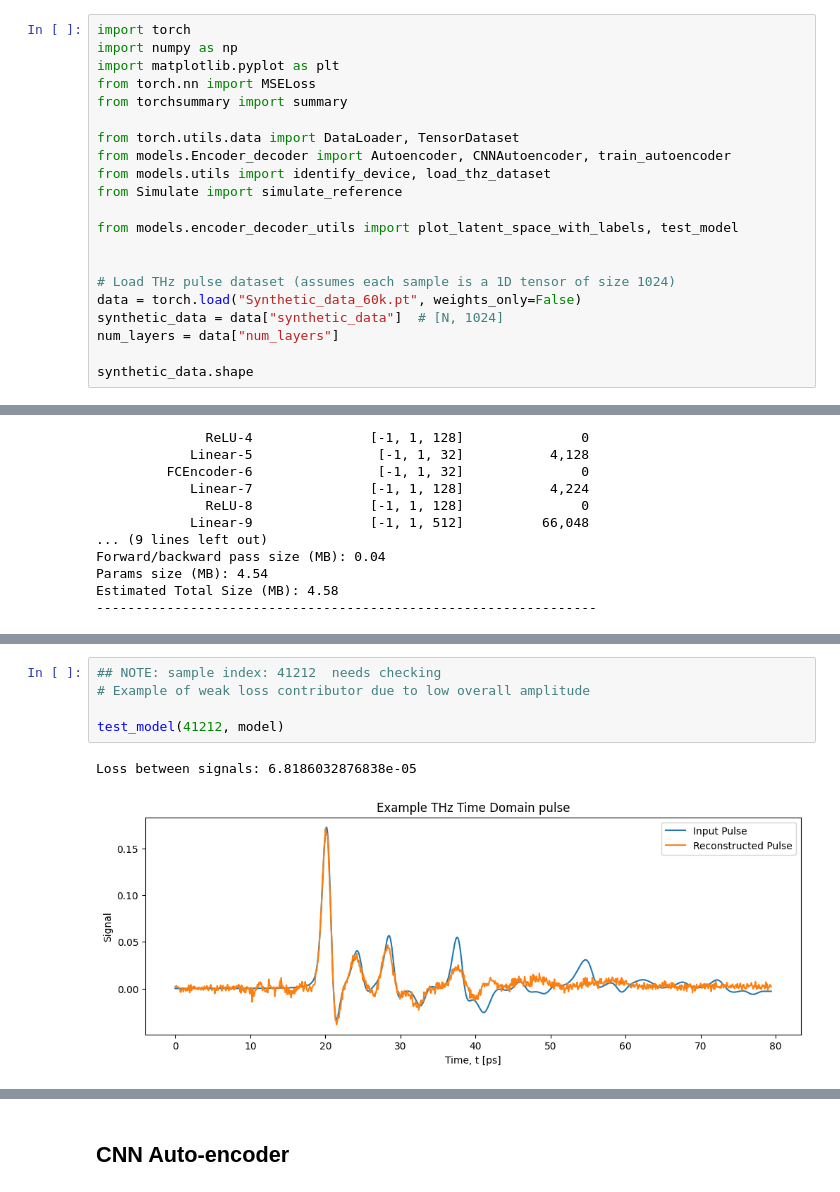
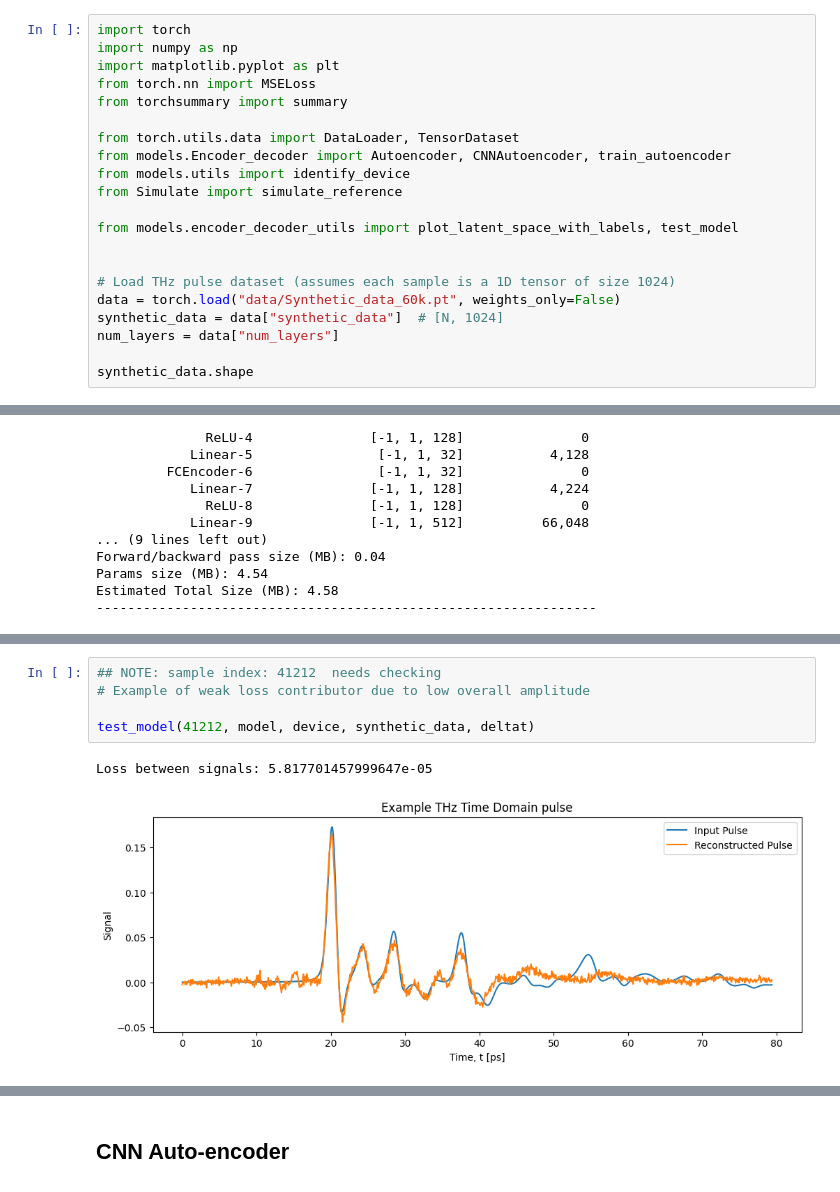
Before and after one commit to tls54/THz-TD-CNN, a Jupyter notebook: Encoder-approach.ipynb, the cells around one changed output, grey strips where cells are left out. Drawn from its saved outputs; the diff is of its cells as text.

Commit message:
Data handling refactor

```diff
--- a/Encoder-approach.ipynb
+++ b/Encoder-approach.ipynb
@@ -20,14 +20,14 @@ from torchsummary import summary
 
 from torch.utils.data import DataLoader, TensorDataset
 from models.Encoder_decoder import Autoencoder, CNNAutoencoder, train_autoencoder
-from models.utils import identify_device, load_thz_dataset
+from models.utils import identify_device
 from Simulate import simulate_reference
 
 from models.encoder_decoder_utils import plot_latent_space_with_labels, test_model
 
 
 # Load THz pulse dataset (assumes each sample is a 1D tensor of size 1024)
-data = torch.load("Synthetic_data_60k.pt", weights_only=False)
+data = torch.load("data/Synthetic_data_60k.pt", weights_only=False)
 synthetic_data = data["synthetic_data"]  # [N, 1024]
 num_layers = data["num_layers"]
 
@@ -108,10 +108,10 @@ Loss between signals: 7.402077699225629e-06
 # %%
 ## NOTE: sample index: 41212  needs checking
 # Example of weak loss contributor due to low overall amplitude
 
-test_model(41212, model)
+test_model(41212, model, device, synthetic_data, deltat)
 # %% [output]
-Loss between signals: 6.8186032876838e-05
+Loss between signals: 5.817701457999647e-05
-[figure, old version]
+[figure, new version]
 # %%
 plot_latent_space_with_labels(model, synthetic_data, num_layers, device, 'tsne', 60000)
```
Also changed, not shown: parts of 6 cells of this notebook, 6 other files.
